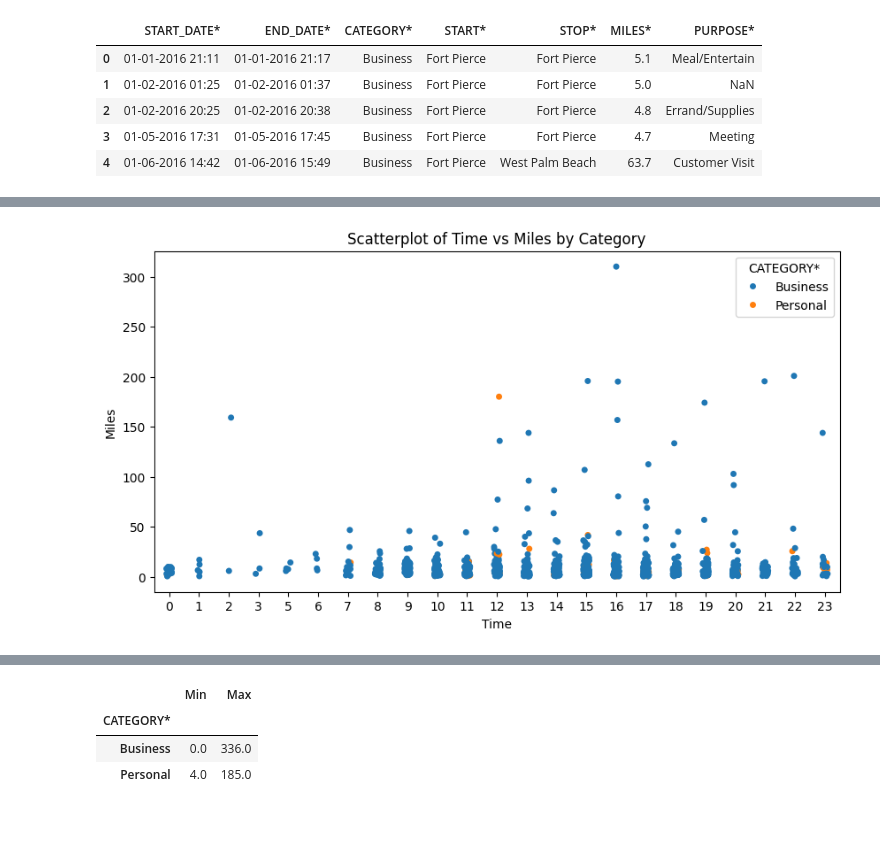
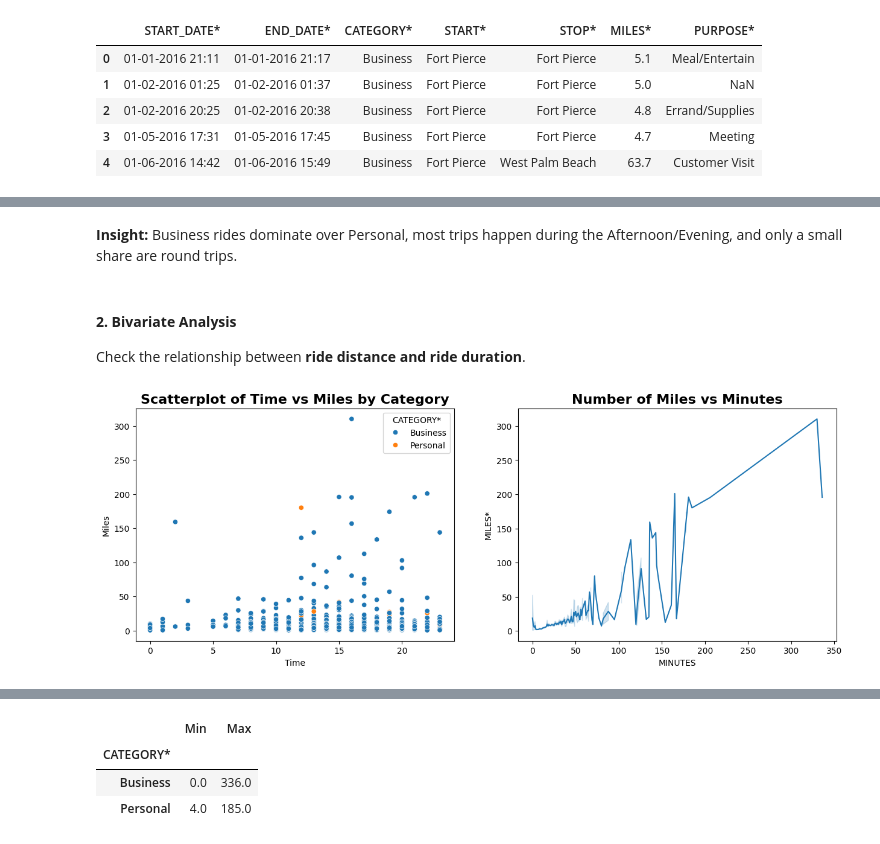
Before and after one commit to cathrin-b/Uber-Drive-Analysis, a Jupyter notebook: UBERDRIVE.ipynb, the cells around one changed output, grey strips where cells are left out. Drawn from its saved outputs; the diff is of its cells as text; code cells hidden in the pictures.

```diff
--- a/UBERDRIVE.ipynb
+++ b/UBERDRIVE.ipynb
@@ -187,8 +112,0 @@ plt.show()
-# %%
-sns.set_style('whitegrid')
-plt.figure(figsize=(10,5))
-sns.violinplot(data = df , y = 'DAY-NIGHT' ,x = 'MILES*', scale = 'width', palette = 'coolwarm')
-plt.title(' Distribution of Miles by day-night')
-plt.xlabel(' Miles')
-plt.ylabel('Day-night')
-plt.show()
@@ -221,9 +151,20 @@ plt.show()
+# %% [markdown]
+**Insight:** Business rides dominate over Personal, most trips happen during the Afternoon/Evening, and only a small share are round trips.
+# %% [markdown]
+#### **2. Bivariate Analysis**
+
+Check the relationship between **ride distance and ride duration**.
 # %%
-plt.figure(figsize=(10,5))
-sns.stripplot(data = df , x = 'TIME', y = 'MILES*', hue= 'CATEGORY*', jitter = True)
-plt.title('Scatterplot of Time vs Miles by Category')
+plt.figure(figsize=(15,5))
+plt.subplot(1,2,1)
+sns.scatterplot(data = df , x = 'TIME', y = 'MILES*', hue= 'CATEGORY*')
+plt.title('Scatterplot of Time vs Miles by Category',fontsize=16, fontweight='bold')
 plt.xlabel('Time')
 plt.ylabel('Miles')
+
+plt.subplot(1,2,2)
+sns.lineplot(data = df,x = df['MINUTES'],y = df['MILES*'])
+plt.title('Number of Miles vs Minutes',fontsize=16, fontweight='bold')
 plt.show()
 # %% [output]
-[figure, old version]
+[figure, new version]
```
Also changed, not shown: parts of 76 cells of this notebook.
